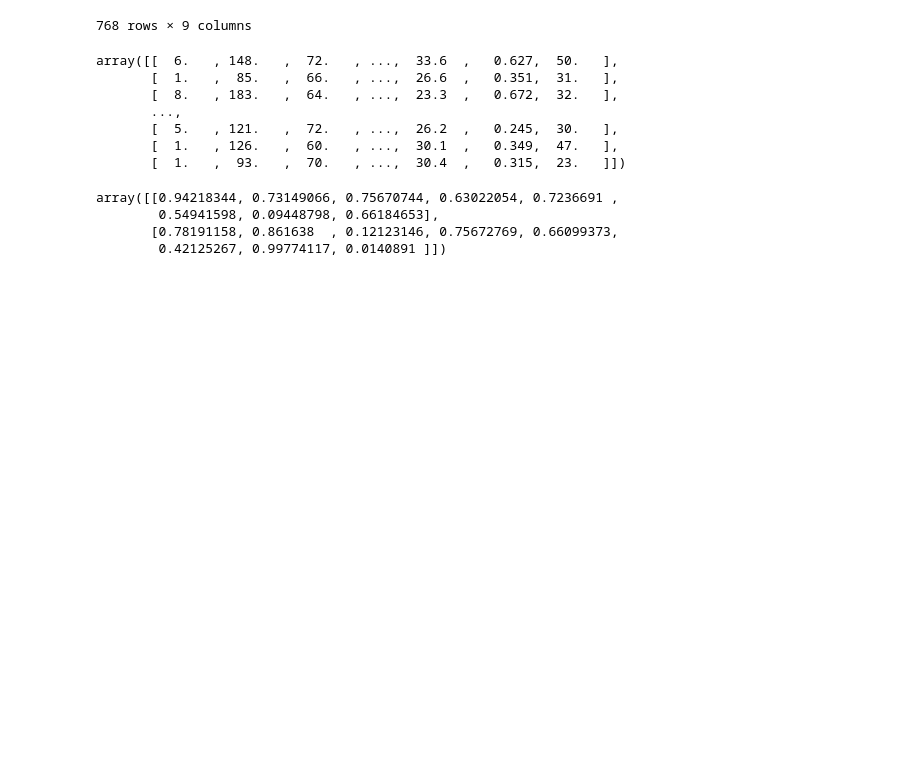
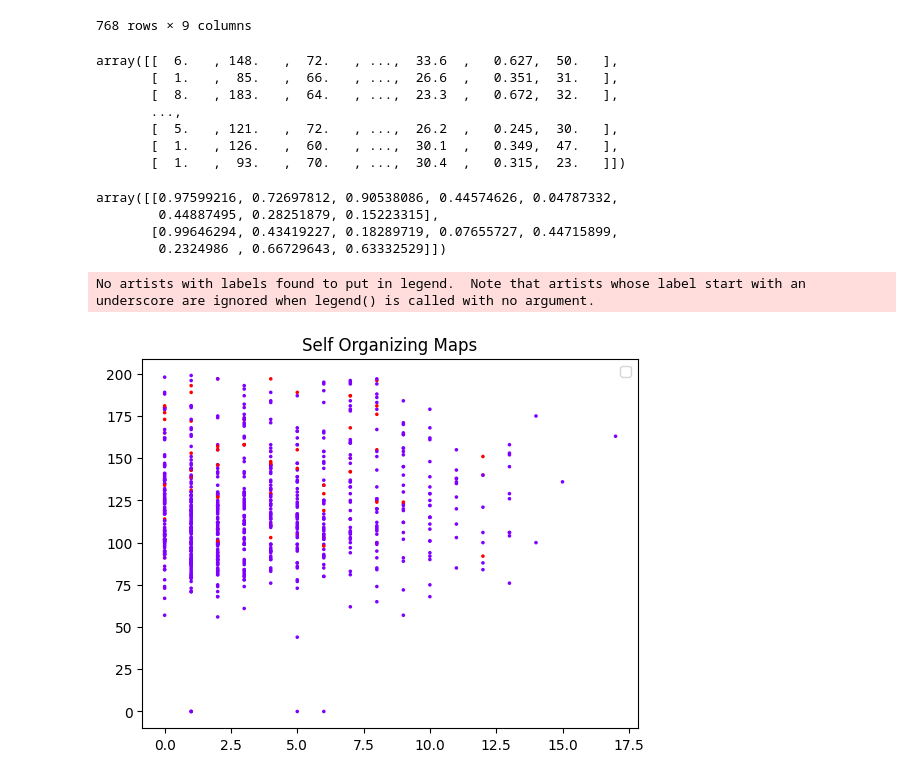
Before and after one commit to cybersaksham/NN-Lab, a Jupyter notebook: lab8/self_organizing_maps.ipynb, the cells around one changed output. Saved outputs shown, nothing was run; the diff lists cells and outputs as text; code cells hidden in the pictures; blank space fills up the shorter version.

```diff
--- a/lab8/self_organizing_maps.ipynb
+++ b/lab8/self_organizing_maps.ipynb
@@ -12,6 +13,7 @@ class SOM:
         self.lamb = lamb
         self.sigma = sigma
         self.weights = np.random.rand(c, n)
+        self.winners = [-1] * m
 
     def get_winner(self, sample):
         min_ind = -1
@@ -34,6 +36,7 @@ class SOM:
             for j in range(self.m):
                 sample = data[j]
                 win = self.get_winner(sample)
+                self.winners[j] = win
                 self.update(sample, win, t)
 
     def __activation(self, sample, j, t):
@@ -98,7 +101,15 @@ som = SOM(len(X), len(X[0]))
 som.train(X)
 som.weights
 # %% [output]
-array([[0.94218344, 0.73149066, 0.75670744, 0.63022054, 0.7236691 ,
-        0.54941598, 0.09448798, 0.66184653],
-       [0.78191158, 0.861638  , 0.12123146, 0.75672769, 0.66099373,
-        0.42125267, 0.99774117, 0.0140891 ]])
+array([[0.97599216, 0.72697812, 0.90538086, 0.44574626, 0.04787332,
+        0.44887495, 0.28251879, 0.15223315],
+       [0.99646294, 0.43419227, 0.18289719, 0.07655727, 0.44715899,
+        0.2324986 , 0.66729643, 0.63332529]])
+# %%
+plt.scatter(X[:, 0], X[:, 1], c=som.winners, cmap='rainbow', s=10, marker='.')
+plt.title('Self Organizing Maps')
+plt.legend()
+plt.show()
+# %% [output]
+No artists with labels found to put in legend.  Note that artists whose label start with an underscore are ignored when legend() is called with no argument.
+[figure, added]
```
Also changed, not shown: parts of 3 cells of this notebook, 2 other files.
